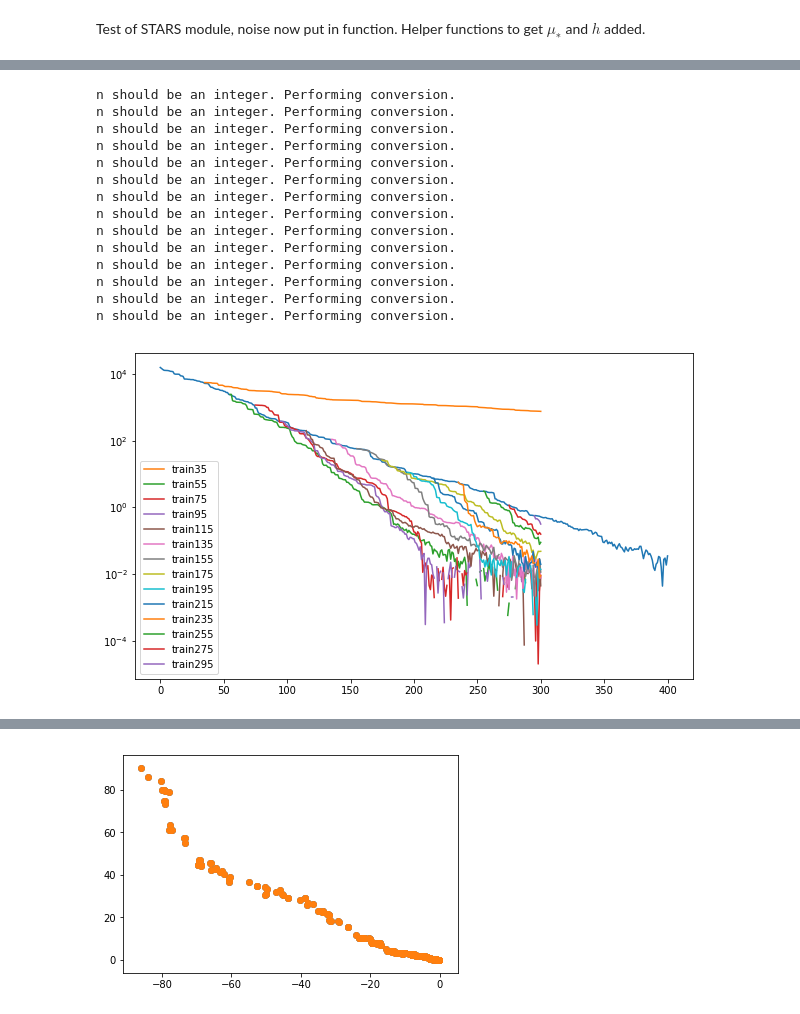
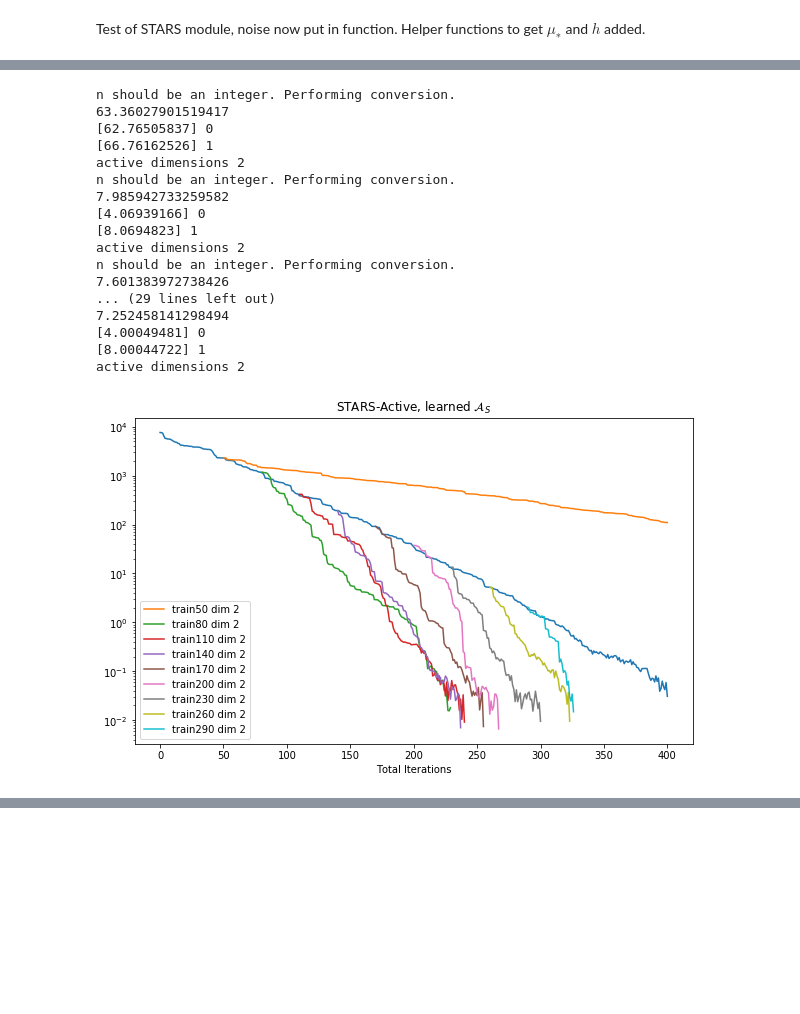
Before and after one commit to mathematicalmichael/personalresearch, a Jupyter notebook: Notebooks/simple_counter.ipynb, the cells around one changed output, grey strips where cells are left out. Drawn from its saved outputs; the diff is of its cells as text; code cells hidden in the pictures; blank space fills up the shorter version.

```diff
--- a/Notebooks/simple_counter.ipynb
+++ b/Notebooks/simple_counter.ipynb
@@ -7,7 +8,7 @@ import dfo
 def tfun(x,var=1E-4):
     return np.dot(x[0:2],x[0:2])+1E-2*np.random.randn(1)
 
-dim=10
+dim=12
 xinit=200*np.random.rand(dim)-100
 #my nasty initial condition, but all others will plateau
 #xinit[0]=100
@@ -19,6 +20,6 @@ print(tfun(xinit))
 # %%
-mu_star=dfo.get_mu_star(1E-4,2,10)
-h=dfo.get_h(2,10)
+mu_star=dfo.get_mu_star(1E-4,2,dim)
+h=dfo.get_h(2,dim)
 
 x=np.copy(xinit)
 maxit=400
@@ -43,58 +94,75 @@ h=dfo.get_h(2,3)
 plt.figure(figsize=(10,6))
 plt.semilogy(fhist)
 
-for tr_stop in range(35,300,20):
+for tr_stop in range(50,300,30):
 
 
     trainx=np.vstack((xhist[0:tr_stop,:],yhist[0:tr_stop,:]))
     trainf=np.hstack((fhist[0:tr_stop],ghist[0:tr_stop]))
     trainf=np.reshape(trainf,(trainf.size,1))
 
 
 # Instantiate a subspace object
 
 
 # Use Local Linears
 #df = ac.gradients.local_linear_gradients(x_hist, f_hist) #Estimated gradients using local linear models
 #ss.compute(df=df, nboot=0)
 
 # Use Global Quadratic
     ss.compute(X=trainx, f=trainf, nboot=0, sstype='QPHD')
 
-
-    sub=ss.eigenvecs[:,0:3]
-#    print(sub)
-#    print(ss.eigenvecs[0:4])
-#print(ss.eigenvals)
+    tot=np.sum(ss.eigenvals)
+    sum=.9*tot
+    print(sum)
+    temp=0
+    for i in range(ss.eigenvals.size):
+        temp+=ss.eigenvals[i]
+        print(temp,i)
+        if temp>=sum:
+            as_ind=i
+            break
+    sub=ss.eigenvecs[:,0:as_ind+1]
+    print('active dimensions',as_ind+1)
+    mu_star=dfo.get_mu_star(1E-4,2,as_ind+1)
+    h=dfo.get_h(2,as_ind+1)
+    #print(ss.eigenvecs[0:4])
+    #print('Size ',trainf.size,'Eigs ',ss.eigenvals[0:6])
 
     x4=np.copy(xhist[tr_stop-1,:])
     xhist4=np.copy(x4)
     fhist4=tfun(x4)
 #active=np.eye(dim)
     active=sub.transpose()
 #print(active)
-    for i in range(300-tr_stop):
+    for i in range(400-tr_stop):
         [x4,f,temp,temp2]=dfo.STARS(x4,tfun,mu_star,h,active=active)
         xhist4=np.vstack((xhist4,x4))
         fhist4=np.hstack((fhist4,f))
-    plt.semilogy(range(tr_stop,301),fhist4,label='train'+str(tr_stop))
+        if f<1E-2:
+            break
+    plt.semilogy(range(tr_stop,tr_stop+fhist4.size),fhist4,label='train'+str(tr_stop)+' dim '+str(as_ind+1))
+plt.xlabel('Total Iterations')
+plt.title('STARS-Active, learned $\mathcal{A}_S$')
 plt.legend()
+plt.savefig('STARS_learned.eps')
 plt.show()
-print(ss.eigenvals)
-print(ss.eigenvecs[:,0:2])
 # %% [output]
 n should be an integer. Performing conversion.
+63.36027901519417
+[62.76505837] 0
+[66.76162526] 1
+active dimensions 2
 n should be an integer. Performing conversion.
+7.985942733259582
+[4.06939166] 0
+[8.0694823] 1
+active dimensions 2
 n should be an integer. Performing conversion.
-n should be an integer. Performing conversion.
-n should be an integer. Performing conversion.
-n should be an integer. Performing conversion.
-n should be an integer. Performing conversion.
-n should be an integer. Performing conversion.
-n should be an integer. Performing conversion.
-n should be an integer. Performing conversion.
-n should be an integer. Performing conversion.
-n should be an integer. Performing conversion.
-n should be an integer. Performing conversion.
-n should be an integer. Performing conversion.
+7.601383972738426
+... (29 lines left out)
+7.252458141298494
+[4.00049481] 0
+[8.00044722] 1
+active dimensions 2
-[figure, old version]
+[figure, new version]
@@ -121,8 +169,6 @@ n should be an integer. Performing conversion.
 # %%
 plt.scatter(xhist[:,0],xhist[:,1])
 plt.show()
-# %% [output]
-[figure, removed]
 # %%
 import matplotlib.pyplot as plt
 plt.semilogy(range(tr_stop,tr_stop+301),fhist4)
```
Also changed, not shown: parts of 8 cells of this notebook.
